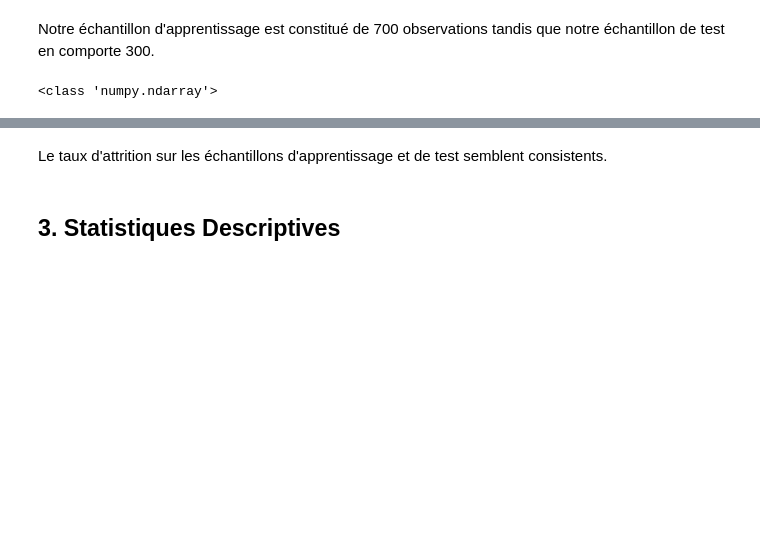
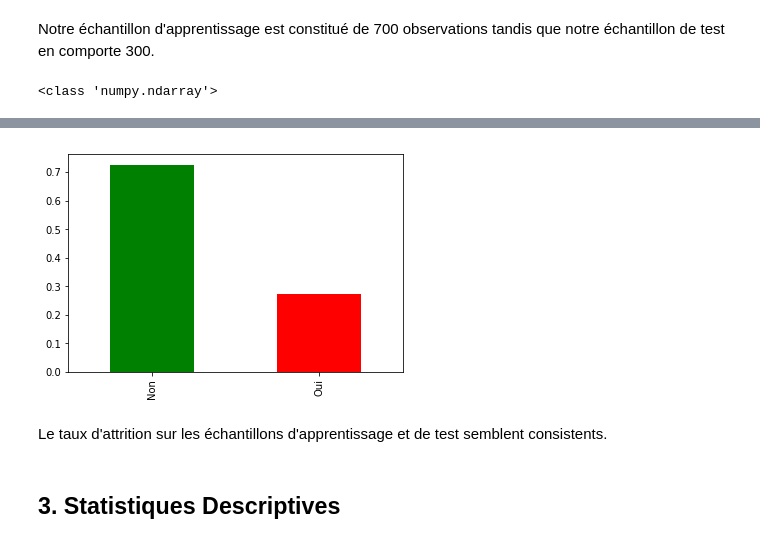
Before and after one commit to Redcart/Use_case_infeeny, a Jupyter notebook: Python/Scripts/Script_01.ipynb, the cells around one changed output, grey strips where cells are left out. Saved outputs shown, nothing was run; the diff lists cells and outputs as text; code cells hidden in the pictures; blank space fills up the shorter version.

```diff
--- a/Python/Scripts/Script_01.ipynb
+++ b/Python/Scripts/Script_01.ipynb
@@ -176,3 +176,8 @@ print(prop_testing)
+# %%
+data["Churn"].value_counts(normalize=True).plot(kind='bar', color = colors)
+plt.show()
+# %% [output]
+[figure, added]
 # %% [markdown]
 Le taux d'attrition sur les échantillons d'apprentissage et de test semblent consistents.
 # %% [markdown]
```
Also changed, not shown: parts of 18 cells of this notebook, 2 other files.
